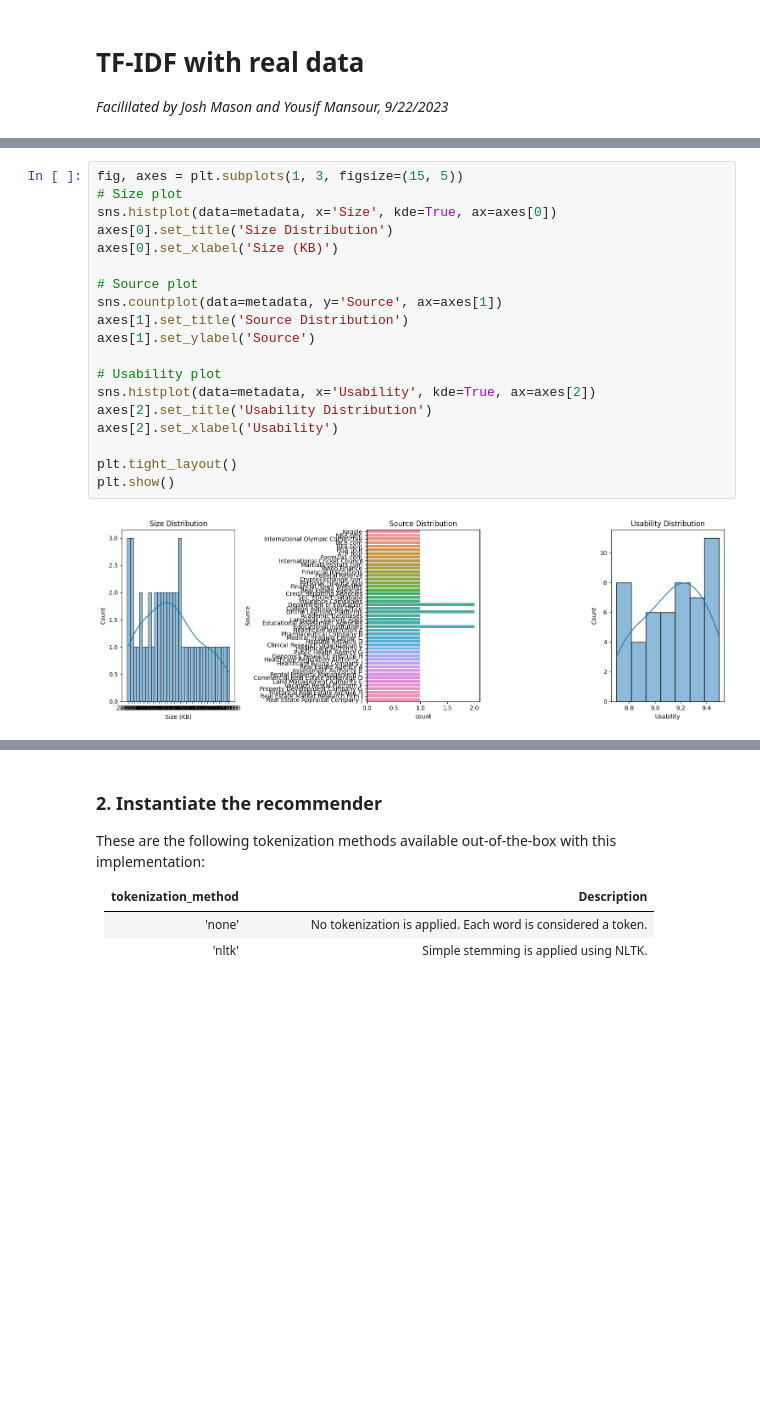
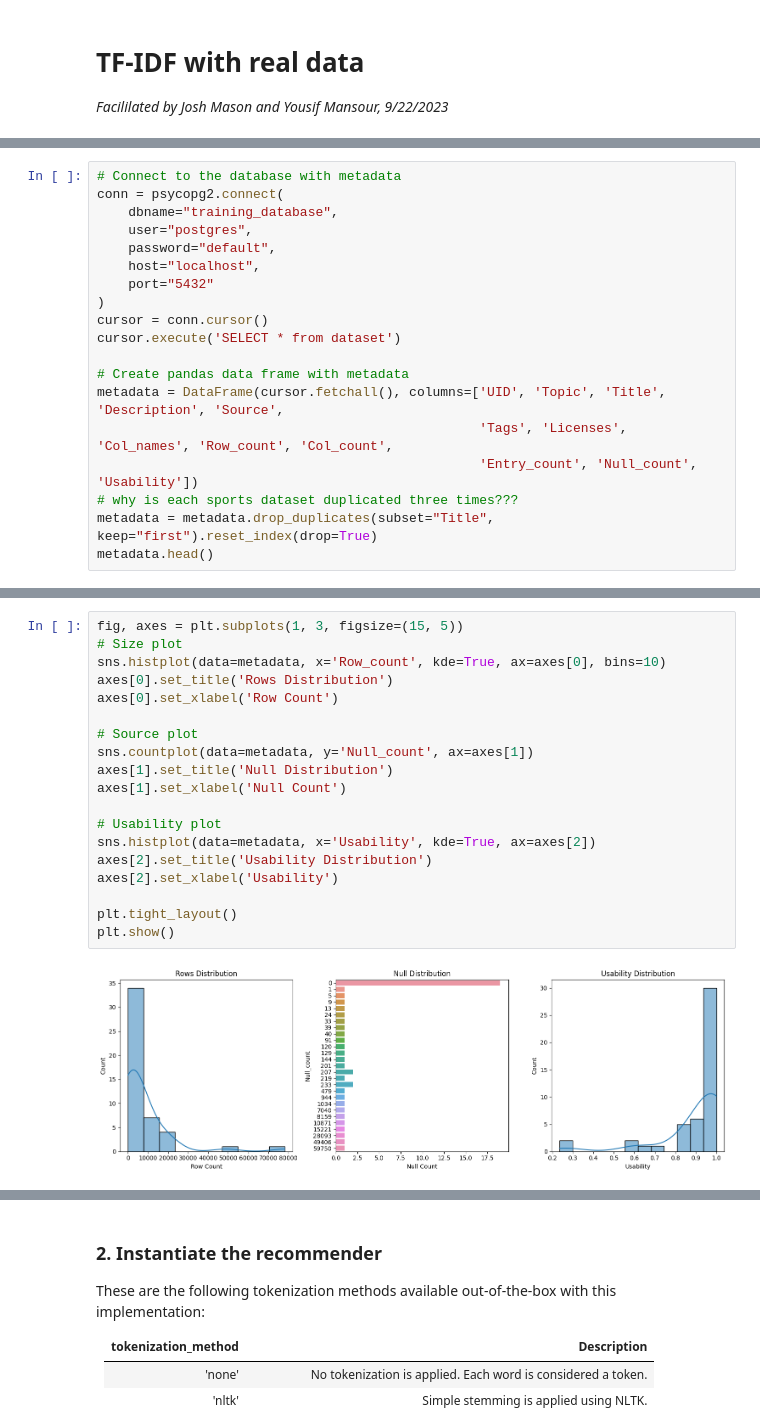
Before and after one commit to iSkytran/data-gandalf, a Jupyter notebook: model_system/notebooks/real_data_TFIDF.ipynb, the cells around one changed output, grey strips where cells are left out. Saved outputs shown, nothing was run; the diff lists cells and outputs as text; blank space fills up the shorter version.

Commit message:
Fully working model training notebook with real data from pg_dump file

```diff
--- a/model_system/notebooks/real_data_TFIDF.ipynb
+++ b/model_system/notebooks/real_data_TFIDF.ipynb
@@ -62,0 +29,19 @@ metadata.head()
+# %%
+# Connect to the database with metadata
+conn = psycopg2.connect(
+    dbname="training_database",
+    user="postgres",
+    password="default",
+    host="localhost",
+    port="5432"
+)
+cursor = conn.cursor()
+cursor.execute('SELECT * from dataset')
+
+# Create pandas data frame with metadata
+metadata = DataFrame(cursor.fetchall(), columns=['UID', 'Topic', 'Title', 'Description', 'Source',
+                                                 'Tags', 'Licenses', 'Col_names', 'Row_count', 'Col_count',
+                                                 'Entry_count', 'Null_count', 'Usability'])
+# why is each sports dataset duplicated three times???
+metadata = metadata.drop_duplicates(subset="Title", keep="first").reset_index(drop=True)
+metadata.head()
@@ -96,24 +98,24 @@ plt.show()
 # %%
 fig, axes = plt.subplots(1, 3, figsize=(15, 5))
 # Size plot
-sns.histplot(data=metadata, x='Size', kde=True, ax=axes[0])
-axes[0].set_title('Size Distribution')
-axes[0].set_xlabel('Size (KB)')
+sns.histplot(data=metadata, x='Row_count', kde=True, ax=axes[0], bins=10)
+axes[0].set_title('Rows Distribution')
+axes[0].set_xlabel('Row Count')
 
 # Source plot
-sns.countplot(data=metadata, y='Source', ax=axes[1])
-axes[1].set_title('Source Distribution')
-axes[1].set_ylabel('Source')
+sns.countplot(data=metadata, y='Null_count', ax=axes[1])
+axes[1].set_title('Null Distribution')
+axes[1].set_xlabel('Null Count')
 
 # Usability plot
 sns.histplot(data=metadata, x='Usability', kde=True, ax=axes[2])
 axes[2].set_title('Usability Distribution')
 axes[2].set_xlabel('Usability')
 
 plt.tight_layout()
 plt.show()
 # %% [output]
-[figure, old version]
+[figure, new version]
 # %%
 all_tags = metadata['Tags'].tolist()
 all_tags = [tag for tags_list in all_tags for tag in tags_list]
```
Also changed, not shown: parts of 21 cells of this notebook, 2 other files.
